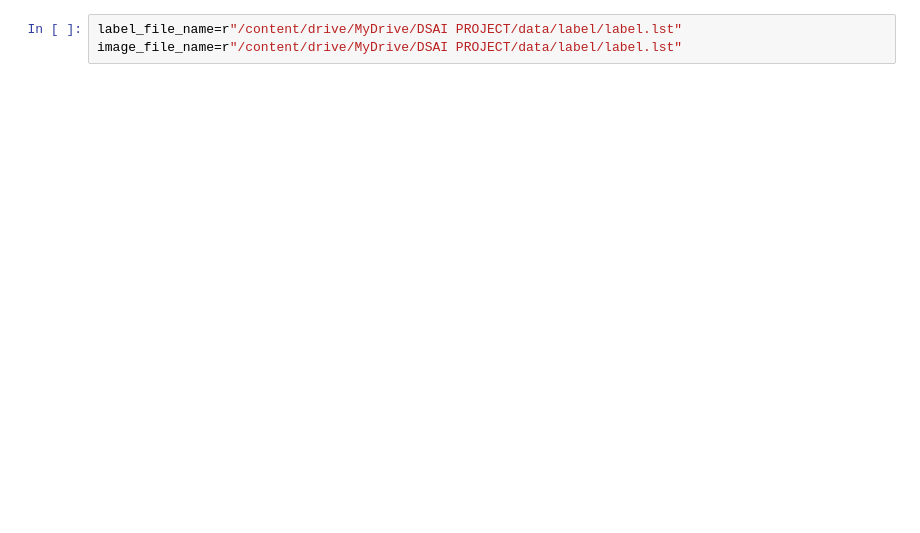
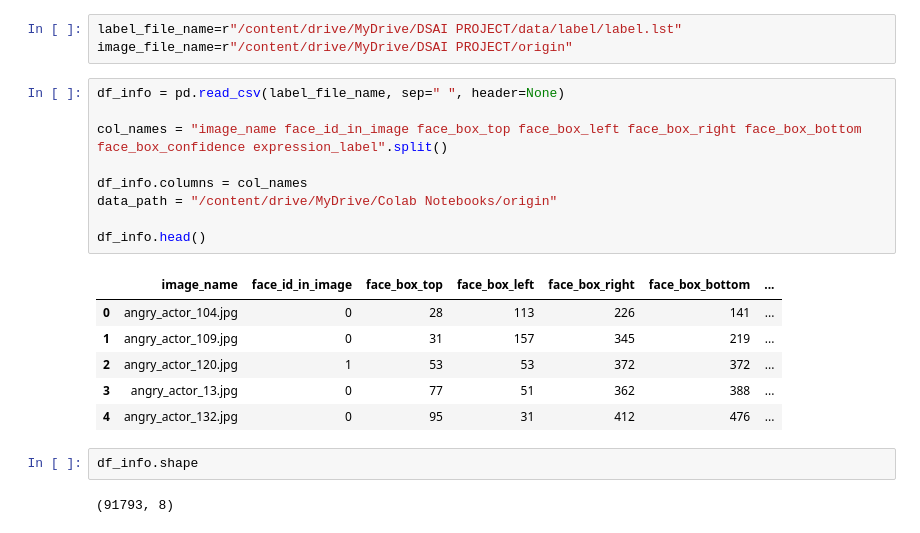
Before and after one commit to Sajidkasir/Face_Recognition_with_CNN-Project, a Jupyter notebook: FaceRecognition_CNN.ipynb, the cells around one changed output. Saved outputs shown, nothing was run; the diff lists cells and outputs as text; blank space fills up the shorter version.

```diff
--- a/FaceRecognition_CNN.ipynb
+++ b/FaceRecognition_CNN.ipynb
@@ -25,3 +44,23 @@ Blocks = 2
 # %%
 label_file_name=r"/content/drive/MyDrive/DSAI PROJECT/data/label/label.lst"
-image_file_name=r"/content/drive/MyDrive/DSAI PROJECT/data/label/label.lst"
+image_file_name=r"/content/drive/MyDrive/DSAI PROJECT/origin"
+# %%
+df_info = pd.read_csv(label_file_name, sep=" ", header=None)
+
+col_names = "image_name face_id_in_image face_box_top face_box_left face_box_right face_box_bottom face_box_confidence expression_label".split()
+
+df_info.columns = col_names
+data_path = "/content/drive/MyDrive/Colab Notebooks/origin"
+
+df_info.head()
+# %% [output]
+|  | image_name | face_id_in_image | face_box_top | face_box_left | face_box_right | face_box_bottom | ... |
+| 0 | angry_actor_104.jpg | 0 | 28 | 113 | 226 | 141 | ... |
+| 1 | angry_actor_109.jpg | 0 | 31 | 157 | 345 | 219 | ... |
+| 2 | angry_actor_120.jpg | 1 | 53 | 53 | 372 | 372 | ... |
+| 3 | angry_actor_13.jpg | 0 | 77 | 51 | 362 | 388 | ... |
+| 4 | angry_actor_132.jpg | 0 | 95 | 31 | 412 | 476 | ... |
+# %%
+df_info.shape
+# %% [output]
+(91793, 8)
```
Also changed, not shown: parts of 6 cells of this notebook.
